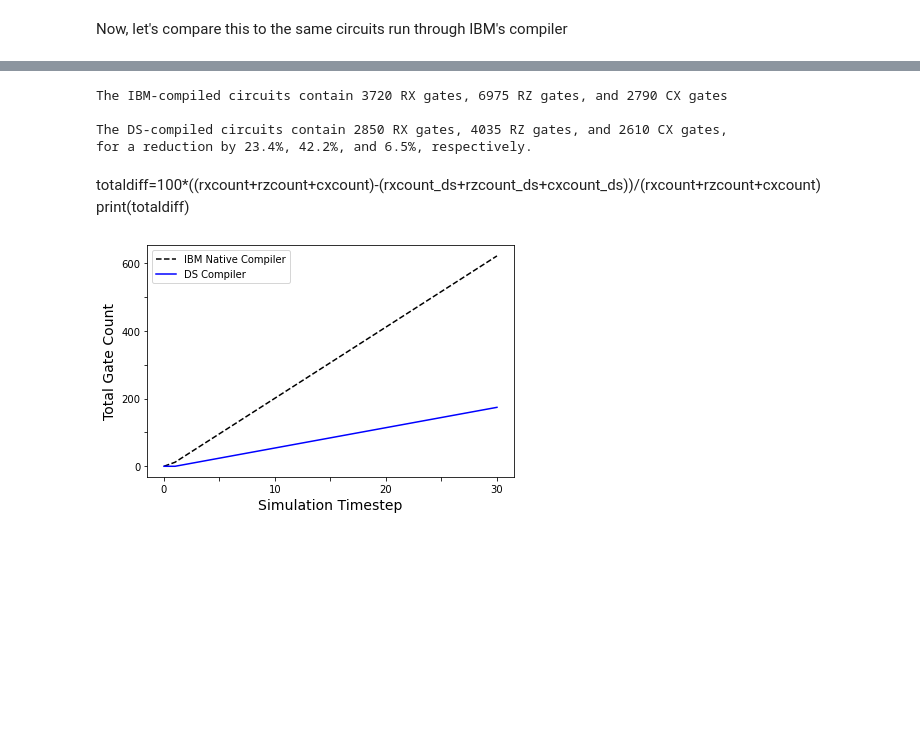
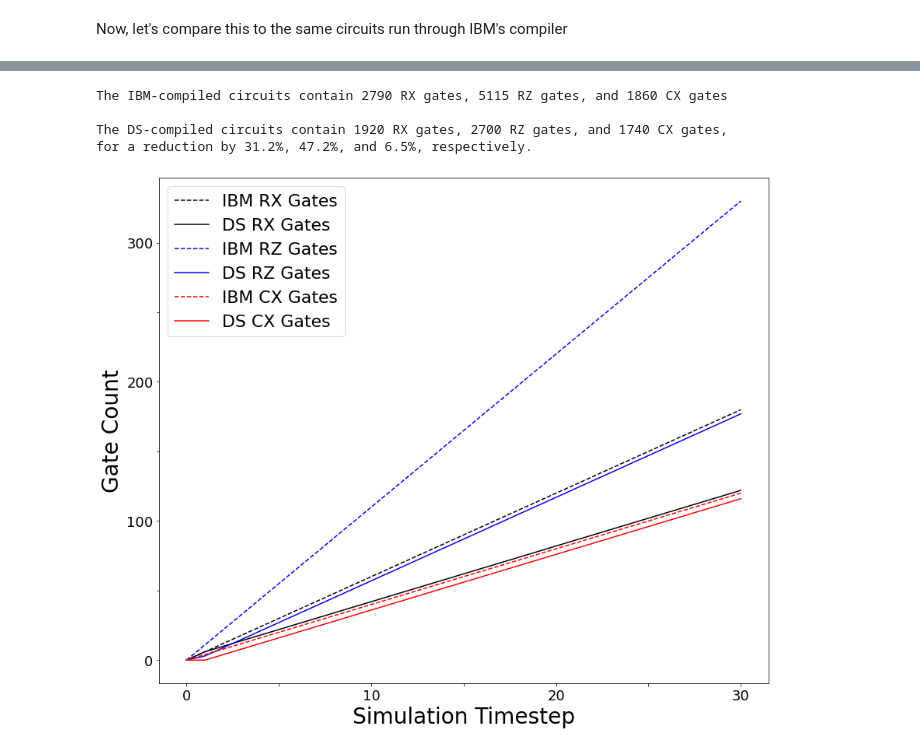
Before and after one commit to USCCACS/MISTIQS, a Jupyter notebook: examples/Compiler Demonstration.ipynb, the cells around one changed output, grey strips where cells are left out. Saved outputs shown, nothing was run; the diff lists cells and outputs as text; code cells hidden in the pictures; blank space fills up the shorter version.

```diff
--- a/examples/Compiler Demonstration.ipynb
+++ b/examples/Compiler Demonstration.ipynb
@@ -91,9 +91,9 @@ rxcount=0
 rzcount=0
 cxcount=0
 rxplot=np.zeros(test_object.steps+1)
-rzplot=rxplot
-cxplot=rxplot
-totalplot=rxplot
+rzplot=rxplot.copy()
+cxplot=rxplot.copy()
+totalplot=rxplot.copy()
 i=0
 for circuit in ibm_circuits:
     rxtemp=0
@@ -125,16 +125,16 @@ for circuit in ibm_circuits:
     rxplot[i]=rxtemp
     rzplot[i]=rztemp
     cxplot[i]=cxtemp
-    totalplot[i]=total_gates
     i+=1
+
+totalplot=rxplot+rzplot+cxplot
 # %%
 rxcount_ds=0
 rzcount_ds=0
 cxcount_ds=0
 rxplot_ds=np.zeros(test_object.steps+1)
-rzplot_ds=rxplot_ds
-cxplot_ds=rxplot_ds
-totalplot_ds=rxplot_ds
+rzplot_ds=rxplot_ds.copy()
+cxplot_ds=rxplot_ds.copy()
 i=0
 for circuit in compiled_circuits:
     rxtemp_ds=0
@@ -158,36 +158,41 @@ for circuit in compiled_circuits:
     rxplot_ds[i]=rxtemp_ds
     rzplot_ds[i]=rztemp_ds
     cxplot_ds[i]=cxtemp_ds
-    totalplot[i]=totalgates
     i+=1
+
+totalplot_ds=rxplot_ds+rzplot_ds+cxplot_ds
 # %%
 print("The IBM-compiled circuits contain {} RX gates, {} RZ gates, and {} CX gates\n".format(rxcount,rzcount,cxcount))
 print("The DS-compiled circuits contain {} RX gates, {} RZ gates, and {} CX gates,\nfor a reduction by {}%, {}%, and {}%, respectively.".format(rxcount_ds,rzcount_ds,cxcount_ds, round(100*((rxcount-rxcount_ds)/rxcount),1),round(100*((rzcount-rzcount_ds)/rzcount),1),round(100*((cxcount-cxcount_ds)/cxcount),1)))
 # %% [output]
-The IBM-compiled circuits contain 3720 RX gates, 6975 RZ gates, and 2790 CX gates
+The IBM-compiled circuits contain 2790 RX gates, 5115 RZ gates, and 1860 CX gates
 
-The DS-compiled circuits contain 2850 RX gates, 4035 RZ gates, and 2610 CX gates,
-for a reduction by 23.4%, 42.2%, and 6.5%, respectively.
+The DS-compiled circuits contain 1920 RX gates, 2700 RZ gates, and 1740 CX gates,
+for a reduction by 31.2%, 47.2%, and 6.5%, respectively.
 # %%
 import matplotlib.pyplot as plt
-# %% [markdown]
-totaldiff=100*((rxcount+rzcount+cxcount)-(rxcount_ds+rzcount_ds+cxcount_ds))/(rxcount+rzcount+cxcount)
-print(totaldiff)
 # %%
-fig,ax=plt.subplots()
-plt.plot(totalplot,'k--')
-plt.plot(totalplot_ds,'b')
-plt.xlabel("Simulation Timestep",fontsize=14)
-plt.ylabel("Total Gate Count",fontsize=14)
-plt.legend(["IBM Native Compiler","DS Compiler"])
+fig,ax=plt.subplots(figsize=(12,10))
+plt.plot(rxplot,'k--')
+plt.plot(rxplot_ds,'k')
+plt.plot(rzplot,'b--')
+plt.plot(rzplot_ds,'b')
+plt.plot(cxplot,'r--')
+plt.plot(cxplot_ds,'r')
+plt.xlabel("Simulation Timestep",fontsize=28)
+plt.ylabel("Gate Count",fontsize=28)
+plt.legend(["IBM RX Gates","DS RX Gates","IBM RZ Gates","DS RZ Gates","IBM CX Gates","DS CX Gates"],prop={'size': 22})
 plt.tight_layout()
+plt.xticks(fontsize=18)
+plt.yticks(fontsize=18)
+
 every_nth = 2
 for n, label in enumerate(ax.xaxis.get_ticklabels()):
     if (n+1) % every_nth != 0:
         label.set_visible(False)
 every_nth = 2
 for n, label in enumerate(ax.yaxis.get_ticklabels()):
     if (n+1) % every_nth != 0:
         label.set_visible(False)
 # %% [output]
-[figure, old version]
+[figure, new version]
```
Also changed, not shown: 2 other files.
